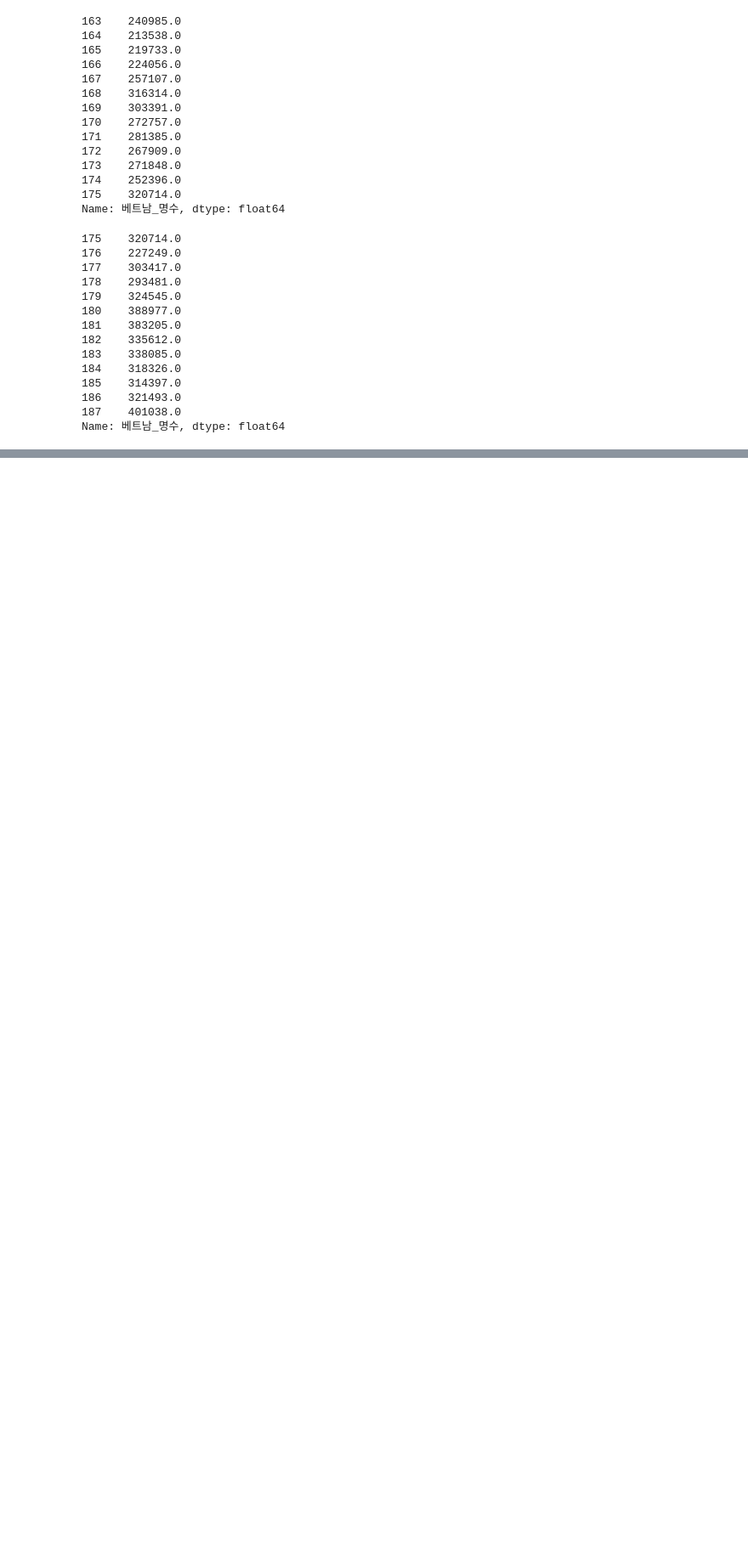
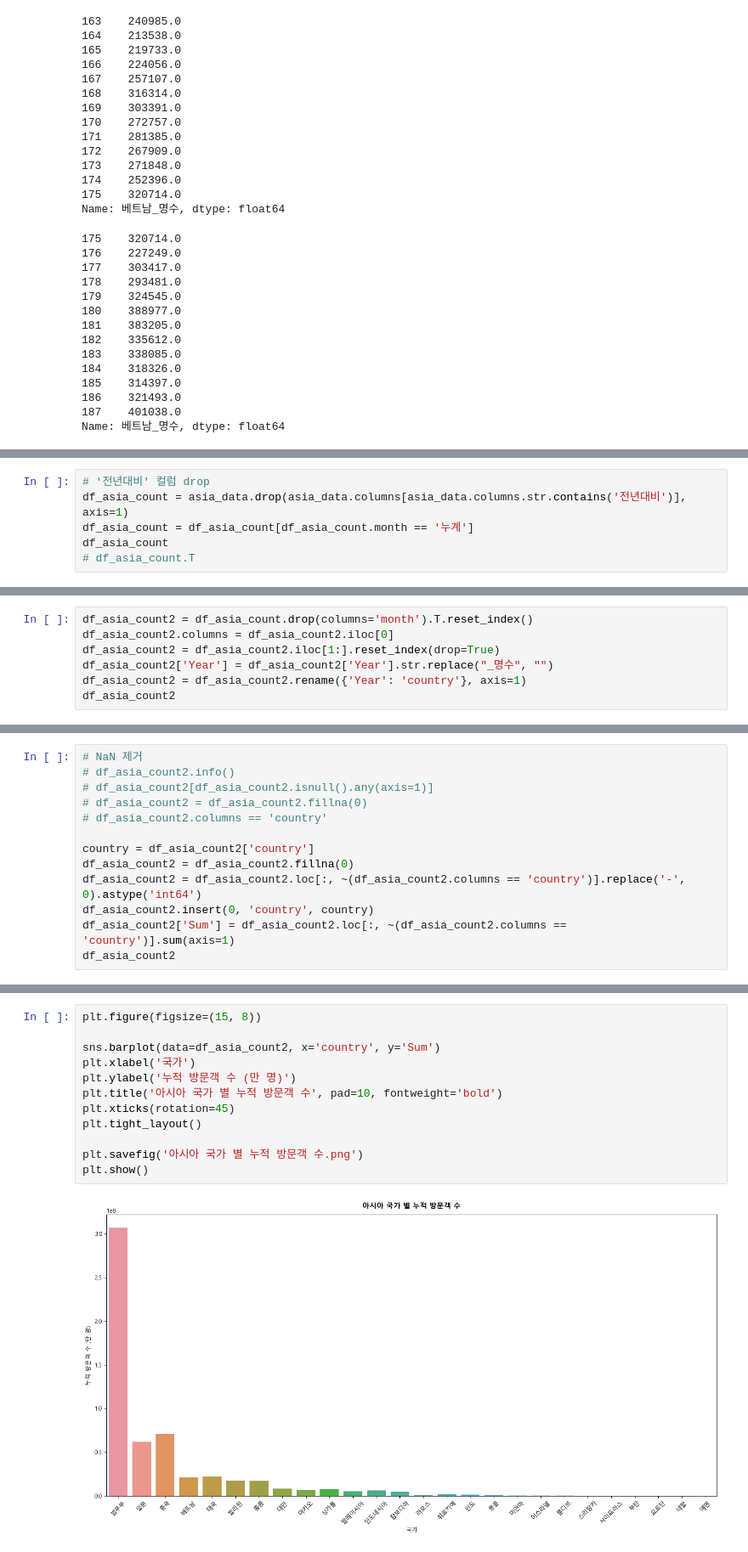
Before and after one commit to shockzinfinity/bootcamp-project-eda, a Jupyter notebook: 0.eda_projects/3.vietnam.ipynb, the cells around one changed output, grey strips where cells are left out. Shown at 85% size. Drawn from its saved outputs; the diff is of its cells as text; blank space fills up the shorter version.

```diff
--- a/0.eda_projects/3.vietnam.ipynb
+++ b/0.eda_projects/3.vietnam.ipynb
@@ -179,0 +178,6 @@ sns.lineplot(data=prev_period)
+# %%
+# '전년대비' 컬럼 drop
+df_asia_count = asia_data.drop(asia_data.columns[asia_data.columns.str.contains('전년대비')], axis=1)
+df_asia_count = df_asia_count[df_asia_count.month == '누계']
+df_asia_count
+# df_asia_count.T
@@ -179,0 +207,7 @@ sns.lineplot(data=prev_period)
+# %%
+df_asia_count2 = df_asia_count.drop(columns='month').T.reset_index()
+df_asia_count2.columns = df_asia_count2.iloc[0]
+df_asia_count2 = df_asia_count2.iloc[1:].reset_index(drop=True)
+df_asia_count2['Year'] = df_asia_count2['Year'].str.replace("_명수", "")
+df_asia_count2 = df_asia_count2.rename({'Year': 'country'}, axis=1)
+df_asia_count2
@@ -179,0 +233,13 @@ sns.lineplot(data=prev_period)
+# %%
+# NaN 제거
+# df_asia_count2.info()
+# df_asia_count2[df_asia_count2.isnull().any(axis=1)]
+# df_asia_count2 = df_asia_count2.fillna(0)
+# df_asia_count2.columns == 'country'
+
+country = df_asia_count2['country']
+df_asia_count2 = df_asia_count2.fillna(0)
+df_asia_count2 = df_asia_count2.loc[:, ~(df_asia_count2.columns == 'country')].replace('-', 0).astype('int64')
+df_asia_count2.insert(0, 'country', country)
+df_asia_count2['Sum'] = df_asia_count2.loc[:, ~(df_asia_count2.columns == 'country')].sum(axis=1)
+df_asia_count2
@@ -179,0 +265,14 @@ sns.lineplot(data=prev_period)
+# %%
+plt.figure(figsize=(15, 8))
+
+sns.barplot(data=df_asia_count2, x='country', y='Sum')
+plt.xlabel('국가')
+plt.ylabel('누적 방문객 수 (만 명)')
+plt.title('아시아 국가 별 누적 방문객 수', pad=10, fontweight='bold')
+plt.xticks(rotation=45)
+plt.tight_layout()
+
+plt.savefig('아시아 국가 별 누적 방문객 수.png')
+plt.show()
+# %% [output]
+[figure, added]
```
Also changed, not shown: parts of 6 cells of this notebook, 1 other file.
